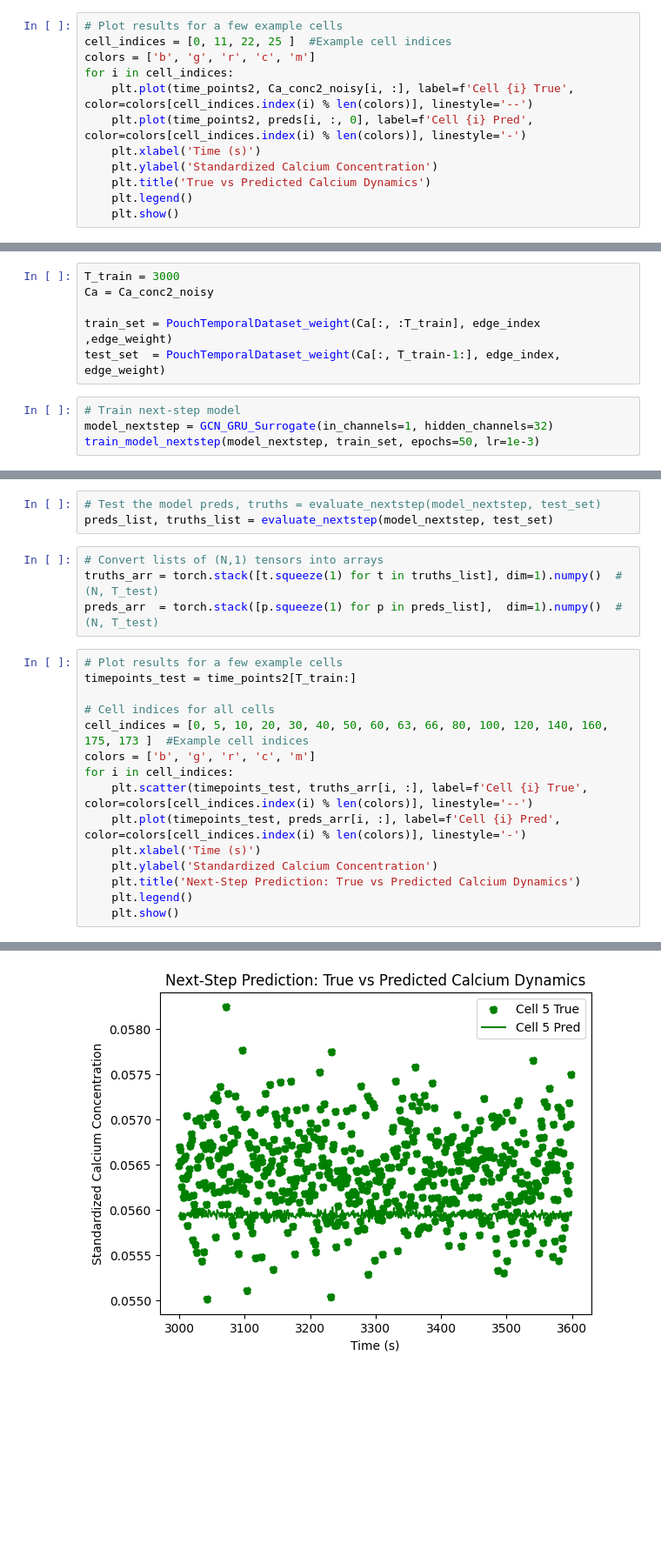
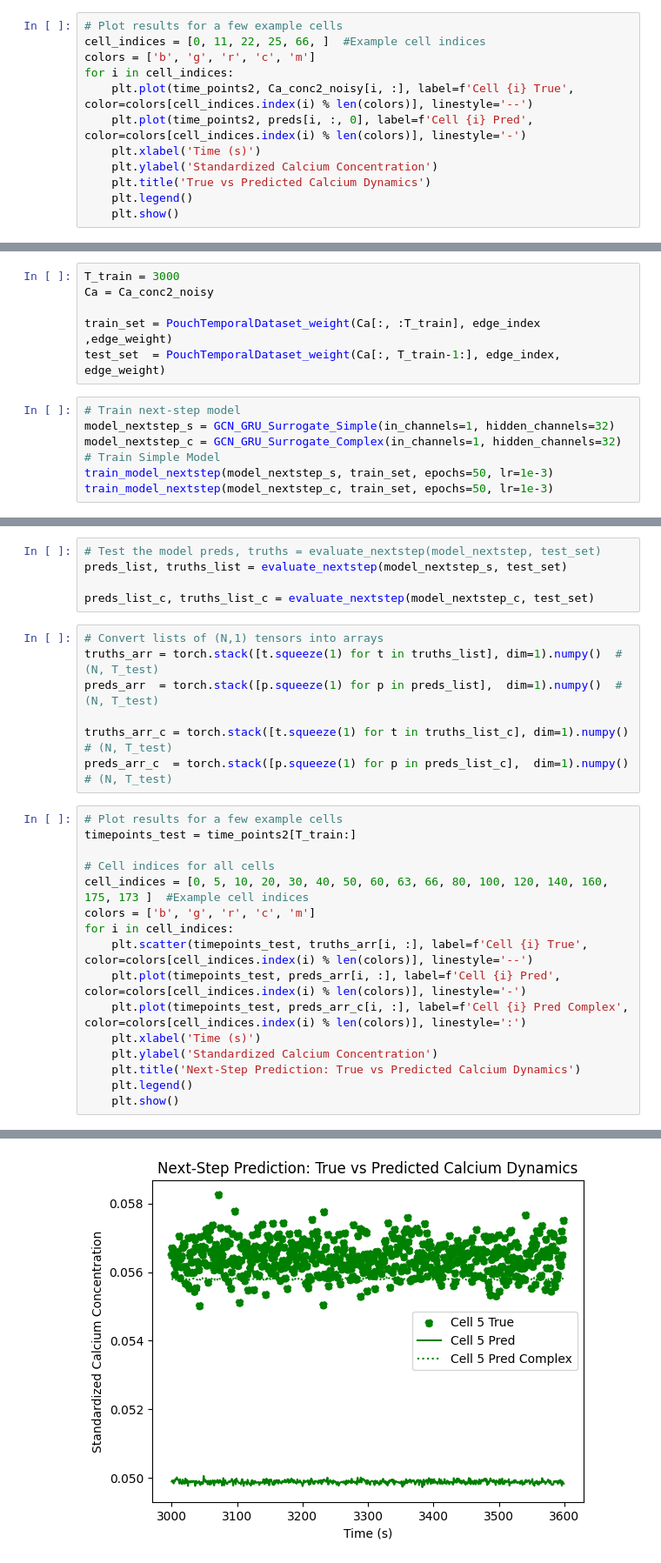
Before and after one commit to dowlinglab/Initiator_Cell_GNN_Development, a Jupyter notebook: Attempts_with_Calcium/manual_GConvGRU_PyG.ipynb, the cells around one changed output, grey strips where cells are left out. Shown at 87% size. Drawn from its saved outputs; the diff is of its cells as text; blank space fills up the shorter version.

```diff
--- a/Attempts_with_Calcium/manual_GConvGRU_PyG.ipynb
+++ b/Attempts_with_Calcium/manual_GConvGRU_PyG.ipynb
@@ -293,7 +327,7 @@ x0 = torch.tensor(Ca_conc2_noisy[:, 0]).unsqueeze(1).float()  # (N,1)
 preds = autoregressive_rollout(model, x0, edge_index, edge_weight, steps=Ca_conc2_noisy.shape[1]-1)
 # %%
 # Plot results for a few example cells
-cell_indices = [0, 11, 22, 25 ]  #Example cell indices
+cell_indices = [0, 11, 22, 25, 66, ]  #Example cell indices
 colors = ['b', 'g', 'r', 'c', 'm']
 for i in cell_indices:
     plt.plot(time_points2, Ca_conc2_noisy[i, :], label=f'Cell {i} True', color=colors[cell_indices.index(i) % len(colors)], linestyle='--')
@@ -374,6 +405,9 @@ train_set = PouchTemporalDataset_weight(Ca[:, :T_train], edge_index ,edge_weight
 test_set  = PouchTemporalDataset_weight(Ca[:, T_train-1:], edge_index, edge_weight)
 # %%
 # Train next-step model
-model_nextstep = GCN_GRU_Surrogate(in_channels=1, hidden_channels=32)
-train_model_nextstep(model_nextstep, train_set, epochs=50, lr=1e-3)
+model_nextstep_s = GCN_GRU_Surrogate_Simple(in_channels=1, hidden_channels=32)
+model_nextstep_c = GCN_GRU_Surrogate_Complex(in_channels=1, hidden_channels=32)
+# Train Simple Model
+train_model_nextstep(model_nextstep_s, train_set, epochs=50, lr=1e-3)
+train_model_nextstep(model_nextstep_c, train_set, epochs=50, lr=1e-3)
 # %% [output]
@@ -397,10 +431,15 @@ Epoch 49: loss = 0.084744
 # %%
 # Test the model preds, truths = evaluate_nextstep(model_nextstep, test_set)
-preds_list, truths_list = evaluate_nextstep(model_nextstep, test_set)
+preds_list, truths_list = evaluate_nextstep(model_nextstep_s, test_set)
+
+preds_list_c, truths_list_c = evaluate_nextstep(model_nextstep_c, test_set)
 # %%
 # Convert lists of (N,1) tensors into arrays
 truths_arr = torch.stack([t.squeeze(1) for t in truths_list], dim=1).numpy()  # (N, T_test)
 preds_arr  = torch.stack([p.squeeze(1) for p in preds_list],  dim=1).numpy()  # (N, T_test)
+
+truths_arr_c = torch.stack([t.squeeze(1) for t in truths_list_c], dim=1).numpy()  # (N, T_test)
+preds_arr_c  = torch.stack([p.squeeze(1) for p in preds_list_c],  dim=1).numpy()  # (N, T_test)
 # %%
 # Plot results for a few example cells
 timepoints_test = time_points2[T_train:]
@@ -411,6 +450,7 @@ colors = ['b', 'g', 'r', 'c', 'm']
 for i in cell_indices:
     plt.scatter(timepoints_test, truths_arr[i, :], label=f'Cell {i} True', color=colors[cell_indices.index(i) % len(colors)], linestyle='--')
     plt.plot(timepoints_test, preds_arr[i, :], label=f'Cell {i} Pred', color=colors[cell_indices.index(i) % len(colors)], linestyle='-')
+    plt.plot(timepoints_test, preds_arr_c[i, :], label=f'Cell {i} Pred Complex', color=colors[cell_indices.index(i) % len(colors)], linestyle=':')
     plt.xlabel('Time (s)')
     plt.ylabel('Standardized Calcium Concentration')
     plt.title('Next-Step Prediction: True vs Predicted Calcium Dynamics')
@@ -421 +461 @@ for i in cell_indices:
-[figure, old version]
+[figure, new version]
```
Also changed, not shown: parts of 8 cells of this notebook, 1 other file.
